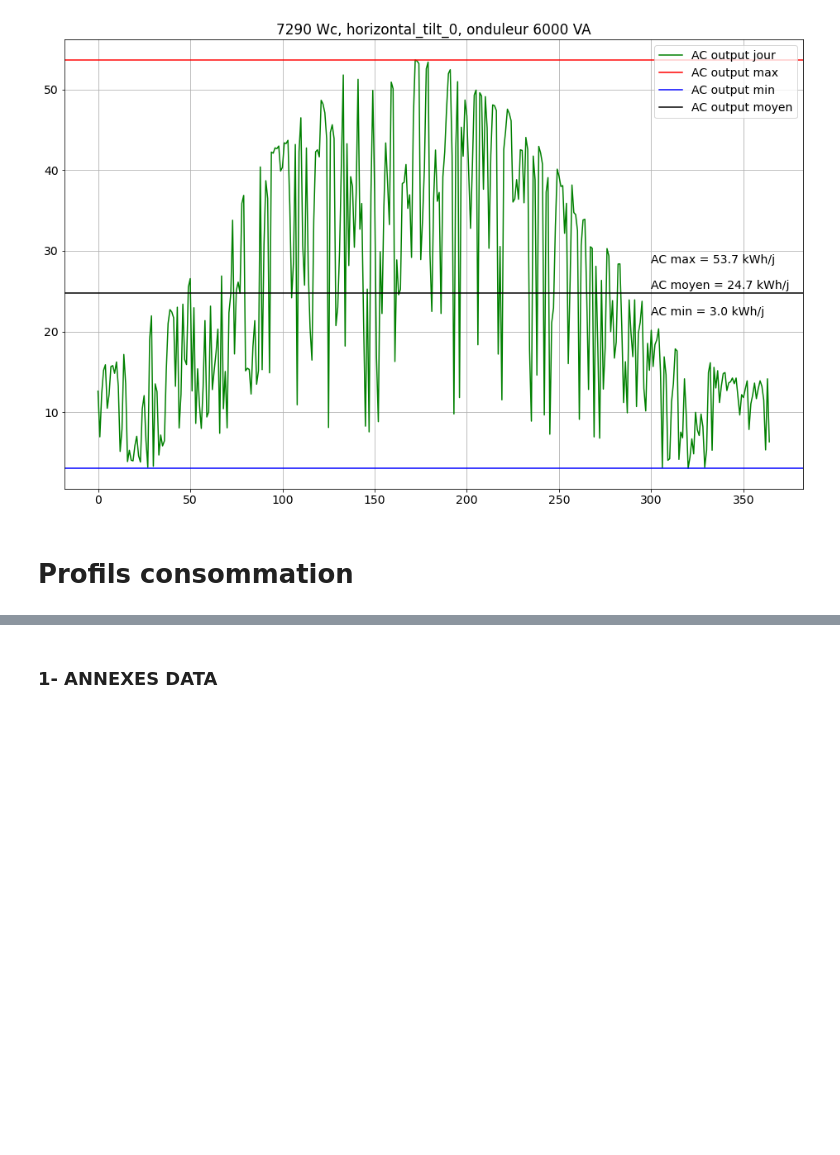
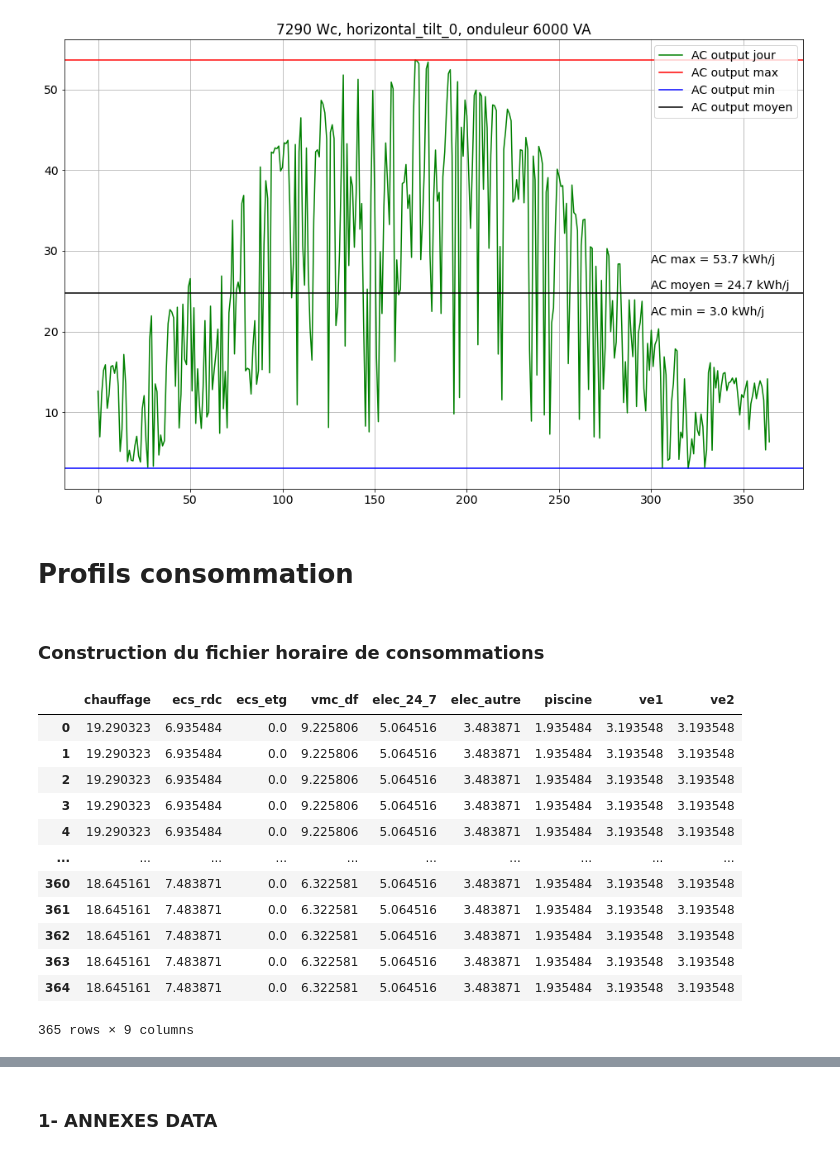
Before and after one commit to BenjaminDeporte/PV, a Jupyter notebook: Code/TutoPVlib.ipynb, the cells around one changed output, grey strips where cells are left out. Cells and saved outputs as stored; diff of their text form; code cells hidden in the pictures; blank space fills up the shorter version.

```diff
--- a/Code/TutoPVlib.ipynb
+++ b/Code/TutoPVlib.ipynb
@@ -559,7 +559,7 @@ plt.show()
 # %%
 # Scenarii globaux, consommations mensuelles
 
-scenar_full_family = {
+scenario_full_family = {
     "nom" : "full_family",
     "consommations" : {
         "chauffage" : [598.0, 274.0, 219.0, 53.0, 0, 0, 0, 0, 0, 30.0, 205.0, 578.0],
@@ -574,7 +574,7 @@ scenar_full_family = {
         }
     }
 
-scenar_deux_vieux = {
+scenario_deux_vieux = {
     "nom" : "deux_vieux",
     "consommations" : {
         "chauffage" : [598.0, 274.0, 219.0, 53.0, 0, 0, 0, 0, 0, 30.0, 205.0, 578.0],
@@ -659,0 +695,2 @@ profil_ve_solar_aware = [ x/s for x in split_dispo ]
+# %% [markdown]
+### Construction du fichier horaire de consommations
@@ -659,0 +727,19 @@ profil_ve_solar_aware = [ x/s for x in split_dispo ]
+# %%
+# construction de "consommations_jour_ponderees" : dictionnaire des consommations par jour pondérées du profil hebdomadaire : 9 rubriques (keys) x liste 365 valeurs (conso par jour)
+# pour l'instant, cette pondération ne s'applique qu'à "elec_autre"
+# les autres postes sont supposés indépendants du profil d'occupation de la maison
+
+first_weekday_of_year = datetime.datetime.date(df_weather.index[0]).weekday()  # premier jour de l'année : en l'occurence, 6 (dimanche) en 2023.as_integer_ratio
+
+grille_semaine = scenario.get('profil_hebdomadaire').get('profil')  # liste des %ages de la conso hebdo par jour de la semaine
+
+rubriques_a_ponderer = ['elec_autre']
+
+for rubrique in rubriques_a_ponderer:
+    # liste des 365 consos journalières
+    consos_jours_brutes = consommations_jour.get(rubrique)
+    # grille ponderation à appliquer :
+    grille_ponderation = [ grille_semaine[(j % 7 + first_weekday_of_year) % 7] * 7 for j in range(365) ]
+    # calcul des consos ponderees
+    consos_jours_nettes = [ c * g for c,g in zip(consos_jours_brutes, grille_ponderation) ]
+    consommations_jour[rubrique] = consos_jours_nettes
@@ -659,0 +753,16 @@ profil_ve_solar_aware = [ x/s for x in split_dispo ]
+# %%
+df1
+# %% [output]
+|  | chauffage | ecs_rdc | ecs_etg | vmc_df | elec_24_7 | elec_autre | piscine | ve1 | ve2 |
+| 0 | 19.290323 | 6.935484 | 0.0 | 9.225806 | 5.064516 | 3.483871 | 1.935484 | 3.193548 | 3.193548 |
+| 1 | 19.290323 | 6.935484 | 0.0 | 9.225806 | 5.064516 | 3.483871 | 1.935484 | 3.193548 | 3.193548 |
+| 2 | 19.290323 | 6.935484 | 0.0 | 9.225806 | 5.064516 | 3.483871 | 1.935484 | 3.193548 | 3.193548 |
+| 3 | 19.290323 | 6.935484 | 0.0 | 9.225806 | 5.064516 | 3.483871 | 1.935484 | 3.193548 | 3.193548 |
+| 4 | 19.290323 | 6.935484 | 0.0 | 9.225806 | 5.064516 | 3.483871 | 1.935484 | 3.193548 | 3.193548 |
+| ... | ... | ... | ... | ... | ... | ... | ... | ... | ... |
+| 360 | 18.645161 | 7.483871 | 0.0 | 6.322581 | 5.064516 | 3.483871 | 1.935484 | 3.193548 | 3.193548 |
+| 361 | 18.645161 | 7.483871 | 0.0 | 6.322581 | 5.064516 | 3.483871 | 1.935484 | 3.193548 | 3.193548 |
+| 362 | 18.645161 | 7.483871 | 0.0 | 6.322581 | 5.064516 | 3.483871 | 1.935484 | 3.193548 | 3.193548 |
+| 363 | 18.645161 | 7.483871 | 0.0 | 6.322581 | 5.064516 | 3.483871 | 1.935484 | 3.193548 | 3.193548 |
+| 364 | 18.645161 | 7.483871 | 0.0 | 6.322581 | 5.064516 | 3.483871 | 1.935484 | 3.193548 | 3.193548 |
+365 rows × 9 columns
```
Also changed, not shown: parts of 18 cells of this notebook.
